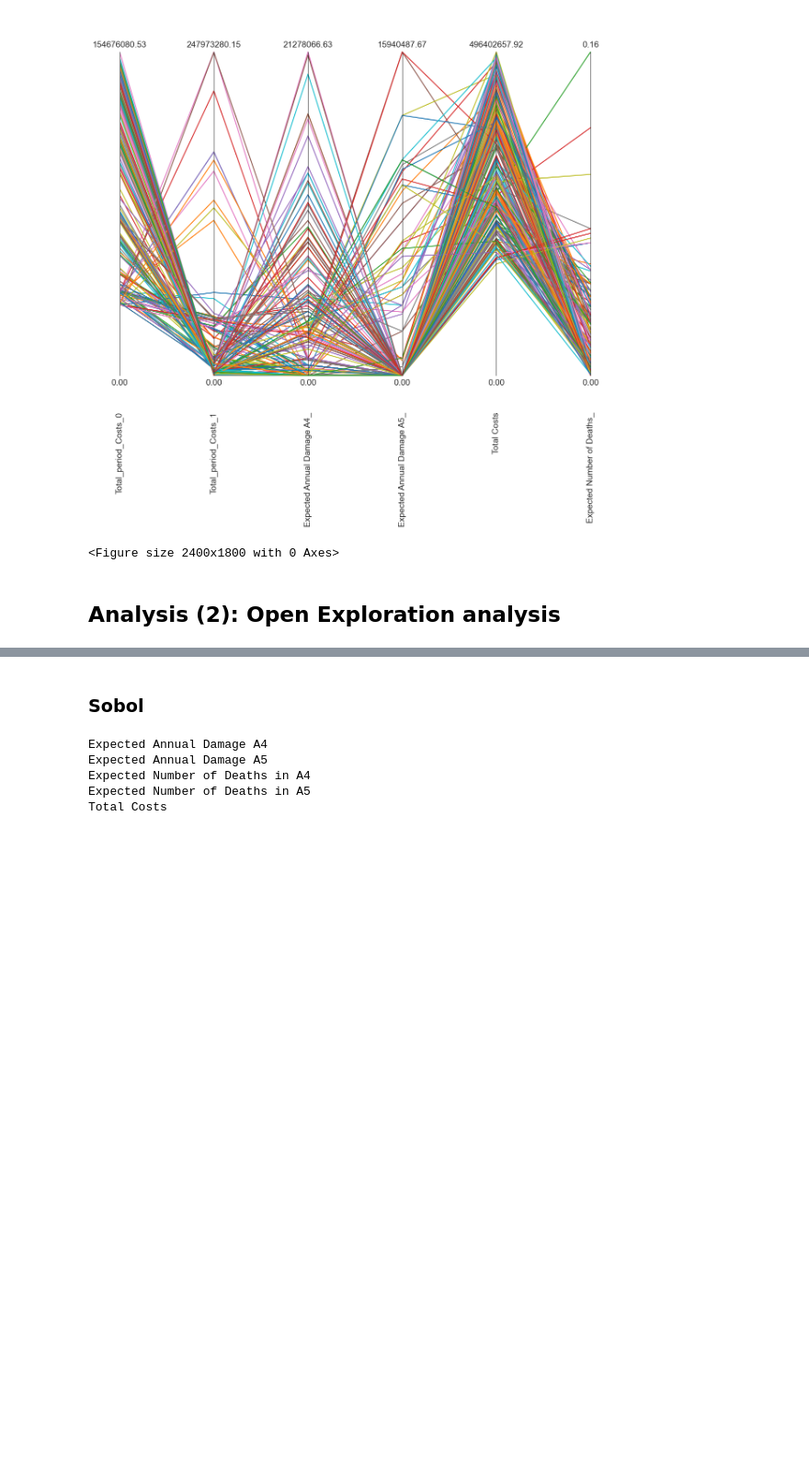
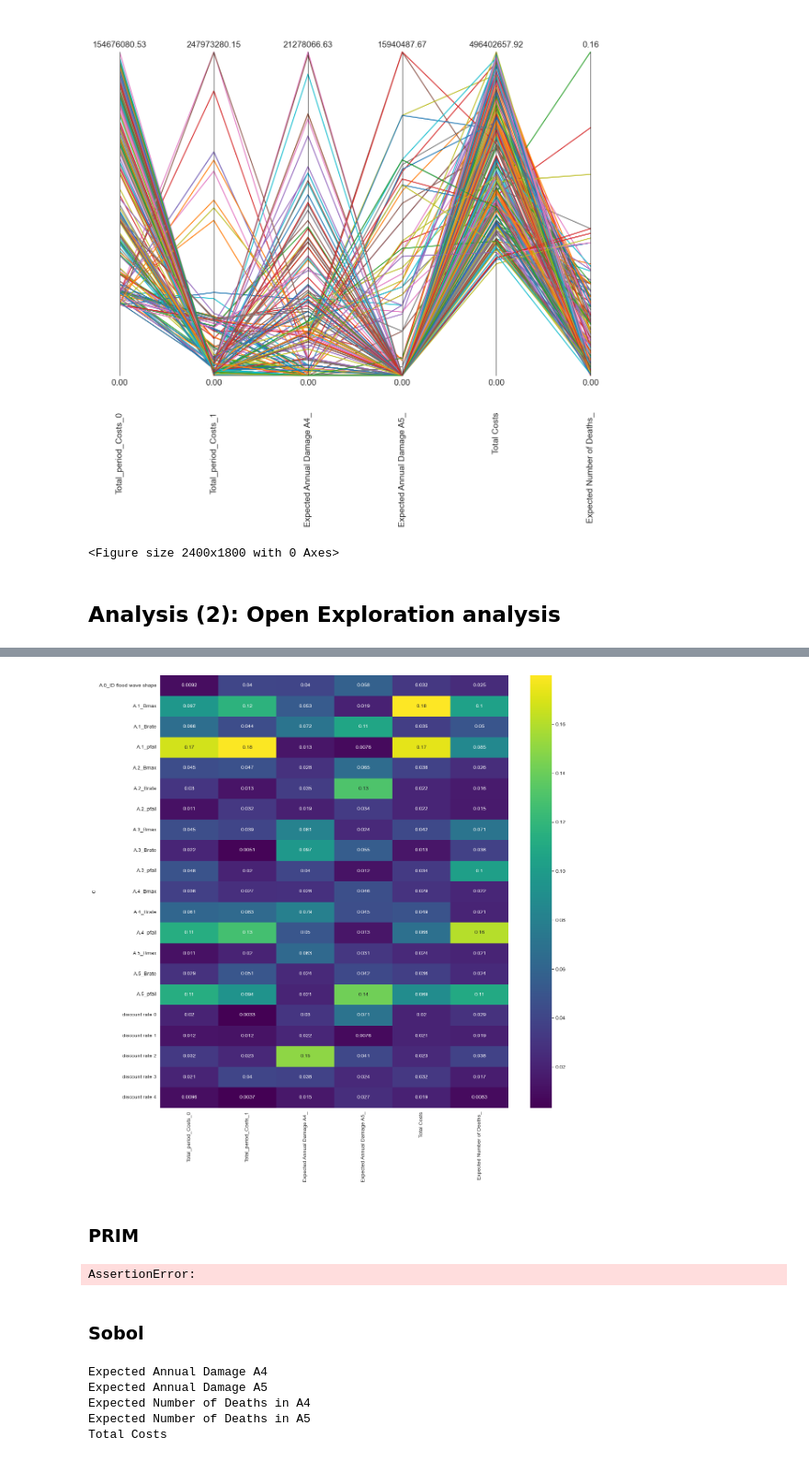
Before and after one commit to yhienz/epa141A_group3, a Jupyter notebook: final_ass_time_changed/Exploration_overijssel.ipynb, the cells around one changed output, grey strips where cells are left out. Shown: that part at 92% size. Saved outputs shown, nothing was run; the diff lists cells and outputs as text; code cells hidden in the pictures; blank space fills up the shorter version.

```diff
--- a/final_ass_time_changed/Exploration_overijssel.ipynb
+++ b/final_ass_time_changed/Exploration_overijssel.ipynb
@@ -210,0 +186,28 @@ plt.show()
+# %%
+x = experiments.iloc[:,:21]
+y = outcomes
+
+fs = feature_scoring.get_feature_scores_all(x, y)
+
+fig, ax = plt.subplots(figsize=(15,15))         # Sample figsize in inches
+sns.heatmap(fs, cmap='viridis', annot=True)
+
+plt.show()
+# %% [output]
+[figure, added]
+# %% [markdown]
+### PRIM
+# %%
+
+data = outcomes['Expected Annual Damage A4_']
+
+y = data < np.percentile(data, 10)
+
+# Initialize PRIM algorithm with the appropriate mode
+prim_alg = prim.Prim(experiments, y, threshold=0.7)
+box1 = prim_alg.find_box()
+
+box1.show_tradeoff()
+plt.show()
+# %% [output]
+AssertionError:
```
Also changed, not shown: parts of 11 cells of this notebook, 10 other files.
